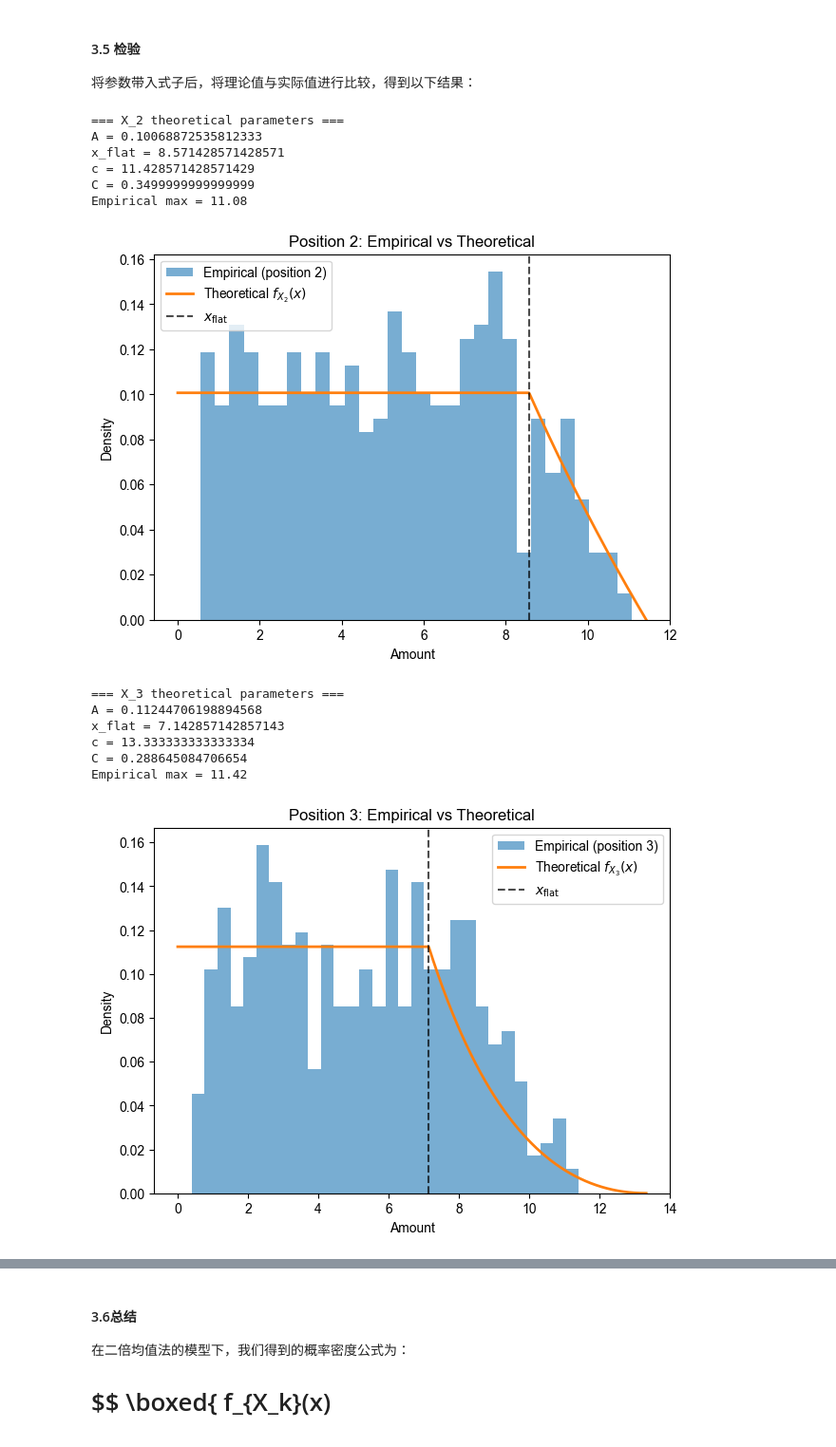
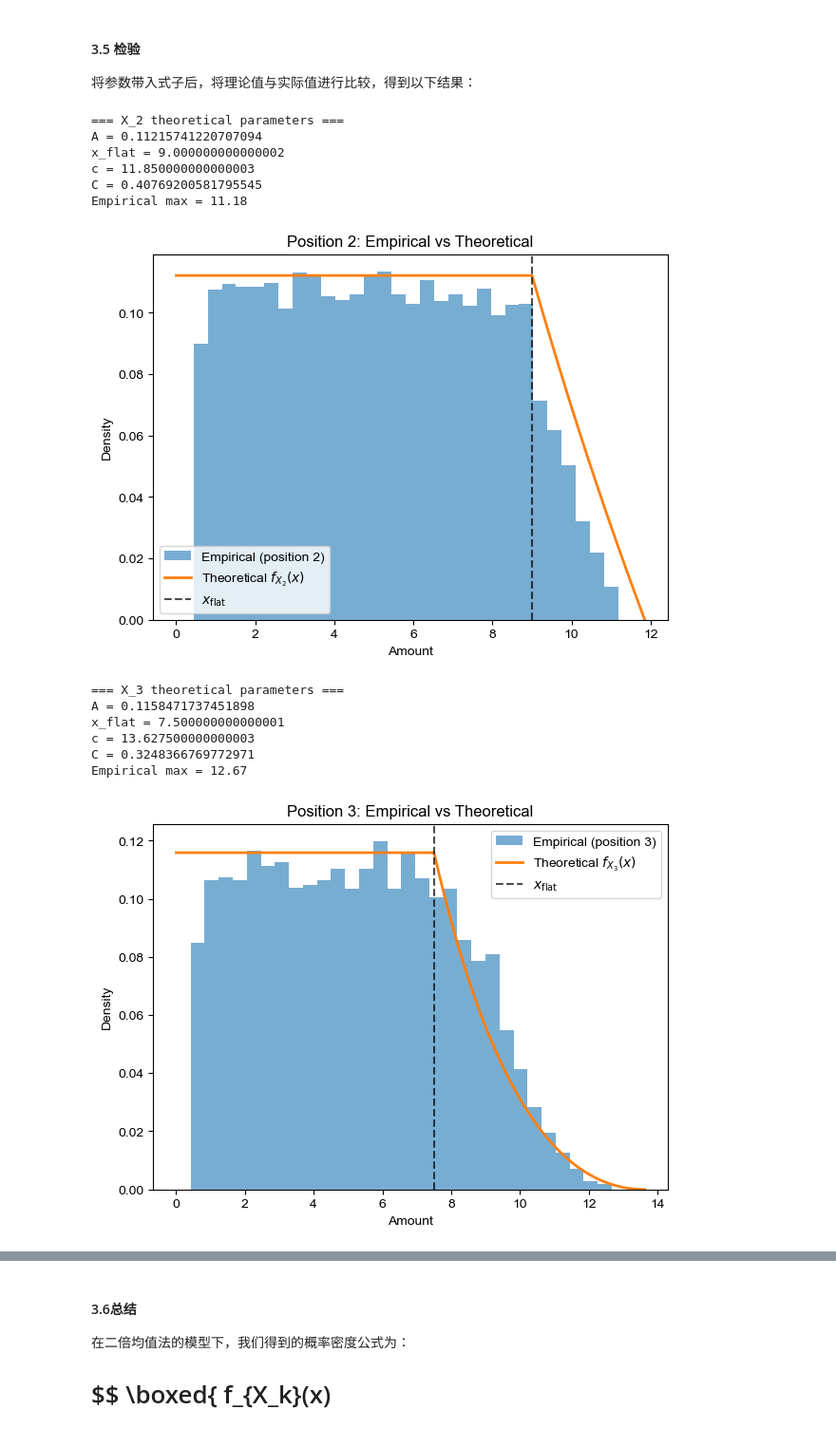
Before and after one commit to WjNaG2/SI140-RedEnvelope, a Jupyter notebook: pro3-1.ipynb, the cells around one changed output, grey strips where cells are left out. Shown at 95% size. Drawn from its saved outputs; the diff is of its cells as text; code cells hidden in the pictures.

```diff
--- a/pro3-1.ipynb
+++ b/pro3-1.ipynb
@@ -1118,7 +1116,7 @@ import matplotlib.pyplot as plt
 x2_data = df.iloc[:-1, 2].values
 
 n = df.shape[1]-1                      # 人数
-m = df.sum(axis=1, numeric_only=True).iloc[1]  # 总金额（从第一行取得）
+m = df.sum(axis=1, numeric_only=True).iloc[1] - 2  # 总金额（从第一行取得）
 print("Total amount m =", m)
 print("Participant Number n=", n)
 print("Max empirical X2 =", x2_data.max())
@@ -1485,7 +1483,8 @@ def theoretical_params_Xk(k, n, m):
     # 初始 C_k（由连续性确定）
     C = A / (np.log(c / x_flat) ** (k - 1))
 
-    return A, x_flat, C, c, bef_mx
+
+    return A, x_flat, C, c
 # %%
 def f_Xk(x, k, n, m):
     x = np.asarray(x)
@@ -1546,23 +1545,22 @@ def validate_Xk(df, k, bins=30):
 # %%
 validate_Xk(df, k=2)
 validate_Xk(df, k=3)
 validate_Xk(df, k=4)
 validate_Xk(df, k=5)
 validate_Xk(df, k=6)
-validate_Xk(df, k=7)
 # %% [output]
 === X_2 theoretical parameters ===
-A = 0.10068872535812333
-x_flat = 8.571428571428571
-c = 11.428571428571429
-C = 0.3499999999999999
-Empirical max = 11.08
+A = 0.11215741220707094
+x_flat = 9.000000000000002
+c = 11.850000000000003
+C = 0.40769200581795545
+Empirical max = 11.18
-[figure, old version]
+[figure, new version]
 === X_3 theoretical parameters ===
-A = 0.11244706198894568
-x_flat = 7.142857142857143
-c = 13.333333333333334
-C = 0.288645084706654
-Empirical max = 11.42
+A = 0.1158471737451898
+x_flat = 7.500000000000001
+c = 13.627500000000003
+C = 0.3248366769772971
+Empirical max = 12.67
-[figure, old version]
+[figure, new version]
 === X_4 theoretical parameters ===
```
Also changed, not shown: parts of 32 cells of this notebook.
